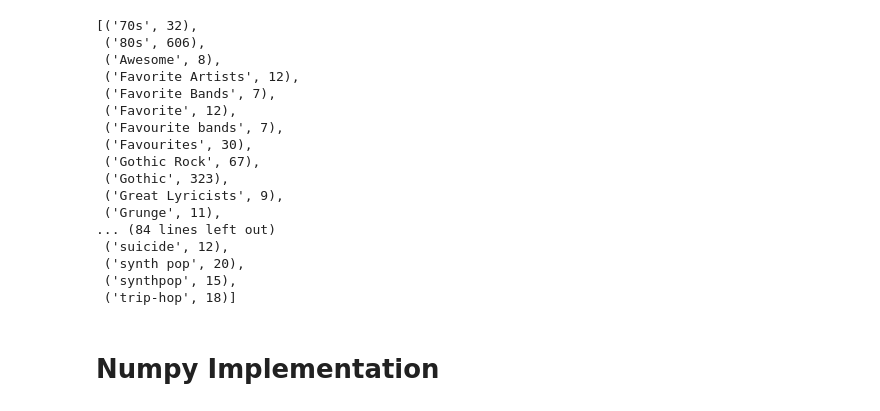
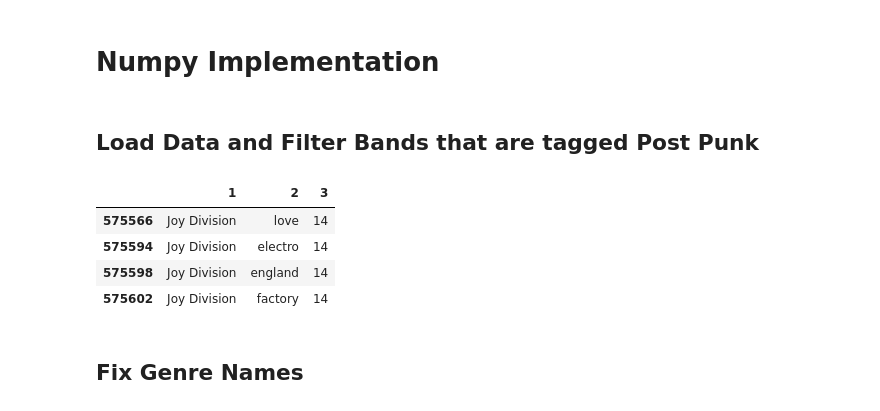
Before and after one commit to janghaludu/last-fm-tags, a Jupyter notebook: postPunk.ipynb, the cells around one changed output. Drawn from its saved outputs; the diff is of its cells as text; code cells hidden in the pictures.

```diff
--- a/postPunk.ipynb
+++ b/postPunk.ipynb
@@ -3,5 +0,0 @@ import pandas as pd
-# %%
-x = pd.read_csv('/Users/yantrams/Downloads/Lastfm-ArtistTags2007/ArtistTags.dat',\
-                delimiter='<sep>',header=None, engine='python')
-# %%
-x = x.iloc[:,1:]
@@ -61,22 +1,4 @@ p = zip(jd[2], jd[3])
-# %%
-list(p)
-# %% [output]
-[('70s', 32),
- ('80s', 606),
- ('Awesome', 8),
- ('Favorite Artists', 12),
- ('Favorite Bands', 7),
- ('Favorite', 12),
- ('Favourite bands', 7),
- ('Favourites', 30),
- ('Gothic Rock', 67),
- ('Gothic', 323),
- ('Great Lyricists', 9),
- ('Grunge', 11),
-... (84 lines left out)
- ('suicide', 12),
- ('synth pop', 20),
- ('synthpop', 15),
- ('trip-hop', 18)]
 # %% [markdown]
 # Numpy Implementation
+# %% [markdown]
+## Load Data  and Filter Bands that are tagged Post Punk
@@ -83,14 +10,28 @@ list(p)
 # %%
-data = pd.read_csv('/Users/yantrams/Downloads/Lastfm-ArtistTags2007/ArtistTags.dat',\
-                    delimiter='<sep>',header=None, engine='python')
+dataPath = '/Users/yantrams/Downloads/Lastfm-ArtistTags2007/ArtistTags.dat'
+data = pd.read_csv(dataPath, delimiter='<sep>', header=None, engine='python')
 data = data.iloc[:,1:]
+allDump = data.copy()
 allBands = sorted(set(data[1]))
 postPunkData = data[data[2].str.contains(r'[pP]ost[ \-]*[pP]unk', na=False)]
 postPunkBands = sorted(set(postPunkData[1]))
 postPunkRaw = data[data[1].isin(postPunkBands)]
 postPunkRaw = postPunkRaw.fillna('zx')
-genres = list(dict(postPunkRaw[2].value_counts()).keys())
-postPunkGenres = sorted(set(postPunkRaw[2]))
+postPunkRaw[2] = postPunkRaw[2].apply(lambda x: x.lower().strip())
+postPunkRaw[2] = postPunkRaw[2].apply(lambda x: re.sub(' +',' ',x))
+postPunkRaw[2] = postPunkRaw[2].apply(lambda x: re.sub(' +\- +','-',x))
+
+genres = list(sorted(set(postPunkRaw[2])))
+# %%
+postPunkRaw[(postPunkRaw[1] == 'Joy Division') & (postPunkRaw[3]==14)]
+# %% [output]
+|  | 1 | 2 | 3 |
+| 575566 | Joy Division | love | 14 |
+| 575594 | Joy Division | electro | 14 |
+| 575598 | Joy Division | england | 14 |
+| 575602 | Joy Division | factory | 14 |
+# %% [markdown]
+## Fix Genre Names
 # %%
 duplicates = []
 compoundGenres = list(filter(lambda x: ' ' in x or '-' in x, genres))
```
Also changed, not shown: parts of 61 cells of this notebook.
